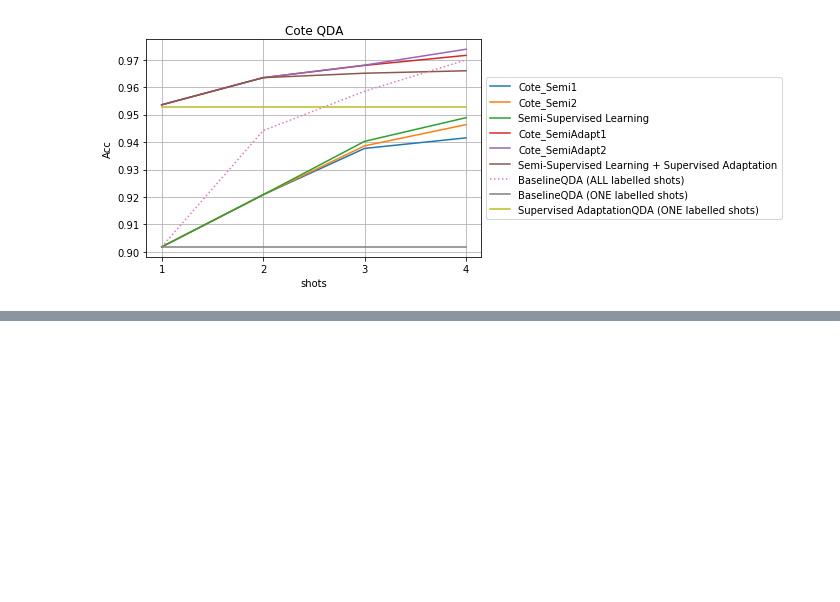
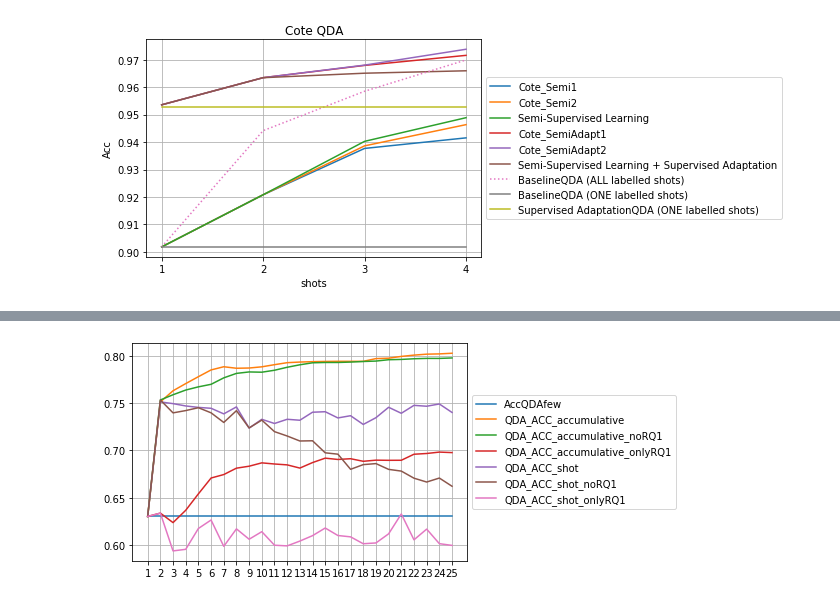
Before and after one commit to andresjarami/OnlineDAclassifier, a Jupyter notebook: Experiments/Experiment1_TimelessDB/Experiment1.ipynb, the cells around one changed output, grey strips where cells are left out. Saved outputs shown, nothing was run; the diff lists cells and outputs as text; code cells hidden in the pictures; blank space fills up the shorter version.

```diff
--- a/Experiments/Experiment1_TimelessDB/Experiment1.ipynb
+++ b/Experiments/Experiment1_TimelessDB/Experiment1.ipynb
@@ -589,0 +641,4 @@ graphVector(featureSet,DA,propDA,newResultsNina5,newResultsCote)
+# %%
+graphEPN(dicQDA,'AccQDAfew',resultsTest)
+# %% [output]
+[figure, added]
```
Also changed, not shown: parts of 37 cells of this notebook, 4 other files.
